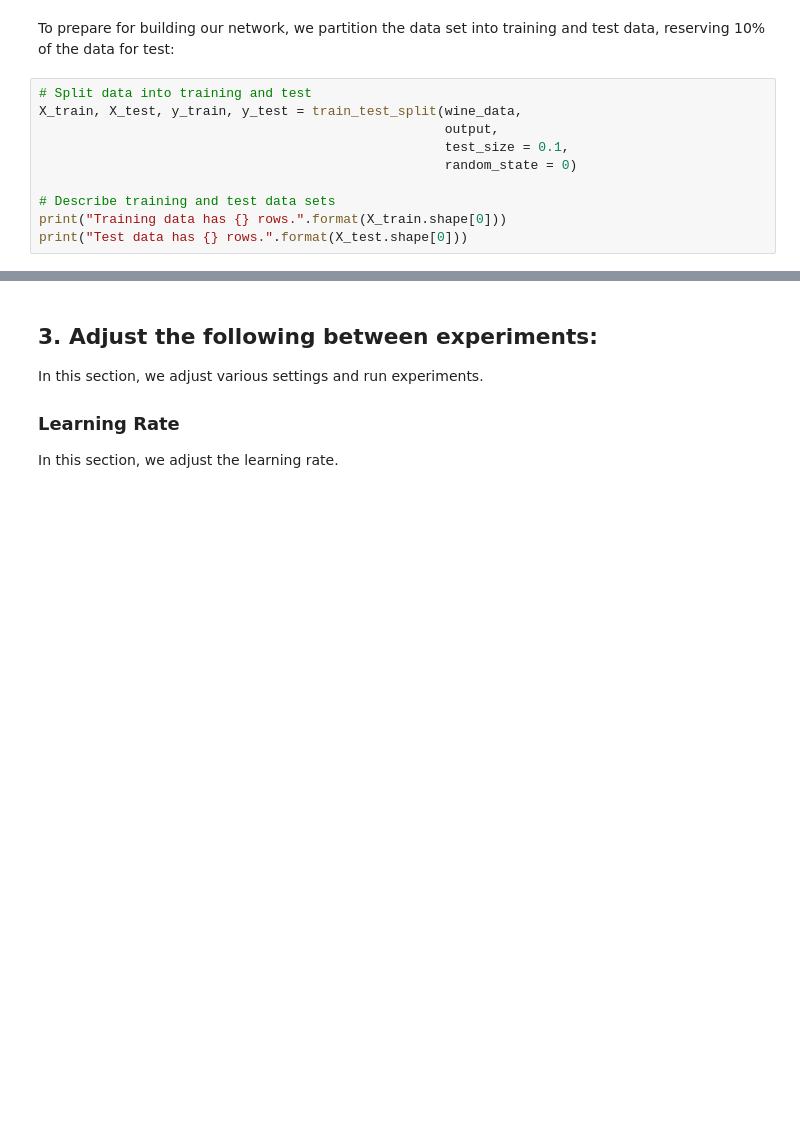
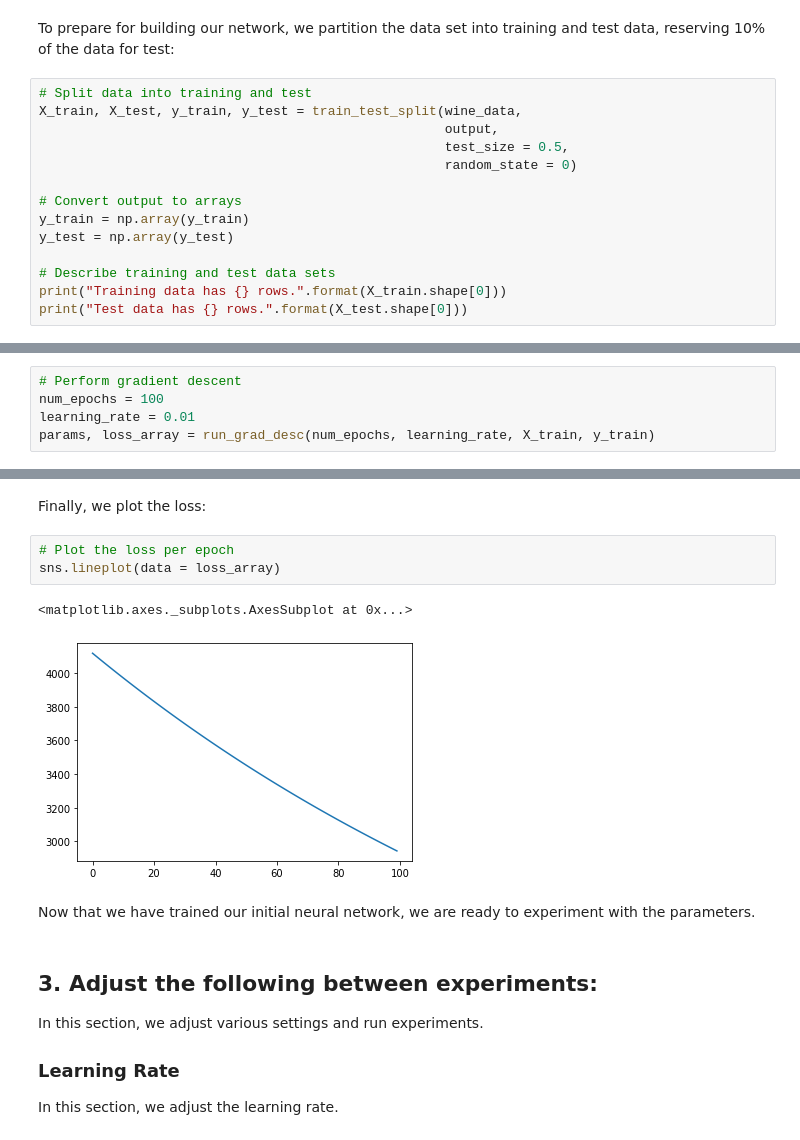
Before and after one commit to pelorenz/data-science-420, a Jupyter notebook: L08-PeterLorenz.ipynb, the cells around one changed output, grey strips where cells are left out. Saved outputs shown, nothing was run; the diff lists cells and outputs as text; blank space fills up the shorter version.

```diff
--- a/L08-PeterLorenz.ipynb
+++ b/L08-PeterLorenz.ipynb
@@ -104,8 +165,12 @@ To prepare for building our network, we partition the data set into training and
 # Split data into training and test
 X_train, X_test, y_train, y_test = train_test_split(wine_data,
                                                     output,
-                                                    test_size = 0.1,
+                                                    test_size = 0.5,
                                                     random_state = 0)
+
+# Convert output to arrays
+y_train = np.array(y_train)
+y_test = np.array(y_test)
 
 # Describe training and test data sets
 print("Training data has {} rows.".format(X_train.shape[0]))
@@ -118,0 +227,5 @@ In this section, we use the provided Simple Perceptron Neural Network notebook t
+# %%
+# Perform gradient descent
+num_epochs = 100
+learning_rate = 0.01
+params, loss_array = run_grad_desc(num_epochs, learning_rate, X_train, y_train)
@@ -119,3 +275,13 @@ In this section, we use the provided Simple Perceptron Neural Network notebook t
+# %% [markdown]
+Finally, we plot the loss:
+# %%
+# Plot the loss per epoch
+sns.lineplot(data = loss_array)
+# %% [output]
+<matplotlib.axes._subplots.AxesSubplot at 0x...>
+[figure, added]
+# %% [markdown]
+Now that we have trained our initial neural network, we are ready to experiment with the parameters.
 # %% [markdown]
 ## 3. Adjust the following between experiments:
 In this section, we adjust various settings and run experiments.
```
Also changed, not shown: parts of 15 cells of this notebook.
